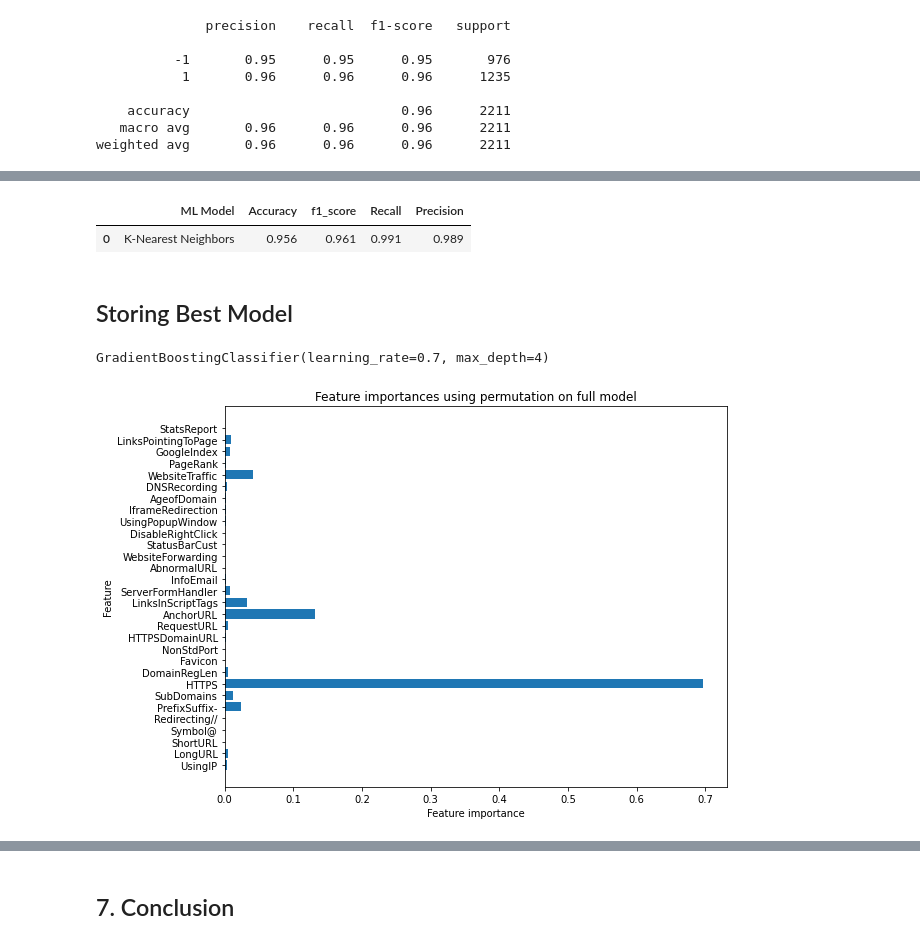
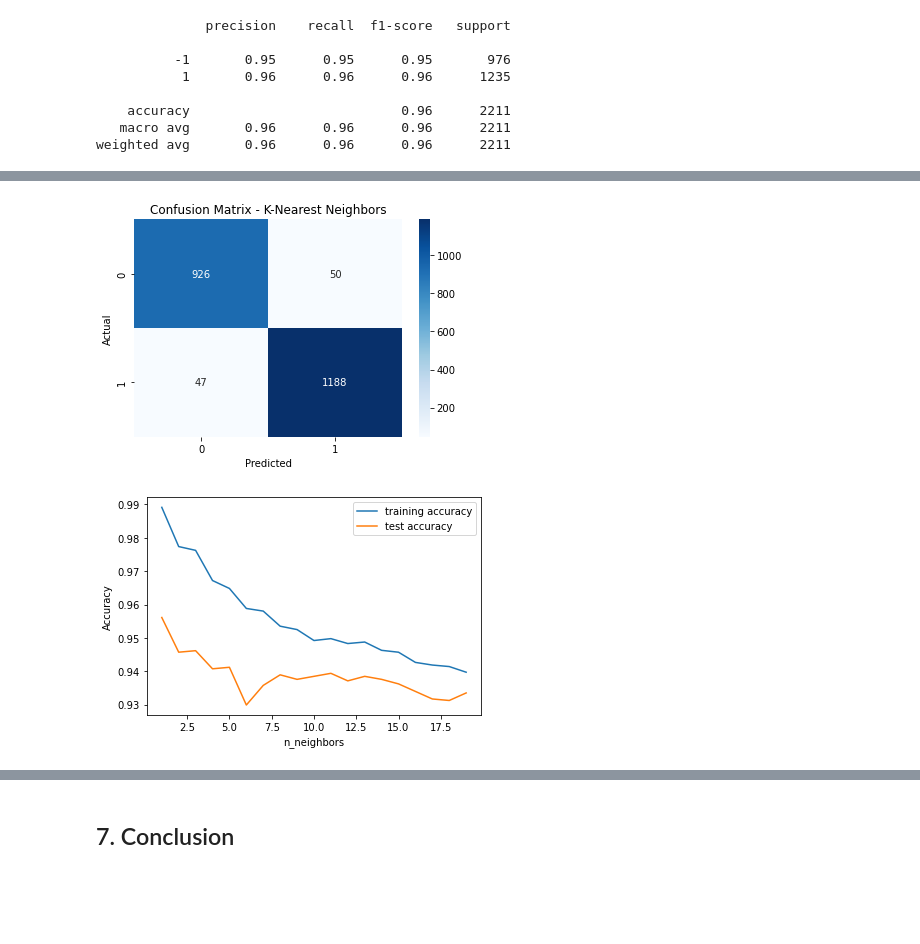
Before and after one commit to Suwandi-amin-sangaji/Phising_Detection_Url, a Jupyter notebook: Phishing URL Detection.ipynb, the cells around one changed output, grey strips where cells are left out. Saved outputs shown, nothing was run; the diff lists cells and outputs as text; code cells hidden in the pictures; blank space fills up the shorter version.

Commit message:
Confusion Matrix ipynb

```diff
--- a/Phishing URL Detection.ipynb
+++ b/Phishing URL Detection.ipynb
@@ -319,19 +274,0 @@ sorted_result=result.sort_values(by=['Accuracy', 'f1_score'],ascending=False).re
-# %%
-# dispalying total result
-sorted_result
-# %% [output]
-|  | ML Model | Accuracy | f1_score | Recall | Precision |
-| 0 | K-Nearest Neighbors | 0.956 | 0.961 | 0.991 | 0.989 |
-# %% [markdown]
-## Storing Best Model
-# %%
-#  XGBoost Classifier Model
-from xgboost import XGBClassifier
-
-# instantiate the model
-gbc = GradientBoostingClassifier(max_depth=4,learning_rate=0.7)
-
-# fit the model
-gbc.fit(X_train,y_train)
-# %% [output]
-GradientBoostingClassifier(learning_rate=0.7, max_depth=4)
@@ -343,12 +275,42 @@ pickle.dump(gbc, open('pickle/model.pkl', 'wb'))
-# %%
-#checking the feature improtance in the model
-plt.figure(figsize=(9,7))
-n_features = X_train.shape[1]
-plt.barh(range(n_features), gbc.feature_importances_, align='center')
-plt.yticks(np.arange(n_features), X_train.columns)
-plt.title("Feature importances using permutation on full model")
-plt.xlabel("Feature importance")
-plt.ylabel("Feature")
-plt.show()
-# %% [output]
-[figure, removed]
+# %%
+from sklearn.metrics import confusion_matrix
+import seaborn as sns
+
+
+# Cetak confusion matrix
+confusion_matrix_knn = metrics.confusion_matrix(y_test, y_test_knn)
+
+# Visualisasi confusion matrix dalam bentuk heatmap
+sns.heatmap(confusion_matrix_knn, annot=True, cmap="Blues", fmt="d")
+plt.xlabel('Predicted')
+plt.ylabel('Actual')
+plt.title('Confusion Matrix - K-Nearest Neighbors')
+plt.show()
+# %% [output]
+[figure, added]
+# %%
+# Inisialisasi list untuk menyimpan akurasi training dan akurasi uji
+training_accuracy = []
+test_accuracy = []
+
+# Melakukan training model dengan variasi n_neighbors dari 1 hingga 20
+depth = range(1, 20)
+for n in depth:
+    knn = KNeighborsClassifier(n_neighbors=n)
+    knn.fit(X_train, y_train)
+    # Catat akurasi training setiap model
+    training_accuracy.append(knn.score(X_train, y_train))
+    # Catat akurasi uji setiap model
+    test_accuracy.append(knn.score(X_test, y_test))
+
+
+
+# Membuat plot akurasi training dan akurasi uji
+plt.plot(depth, training_accuracy, label="training accuracy")
+plt.plot(depth, test_accuracy, label="test accuracy")
+plt.ylabel("Accuracy")
+plt.xlabel("n_neighbors")
+plt.legend()
+plt.show()
+# %% [output]
+[figure, added]
```
Also changed, not shown: parts of 12 cells of this notebook.
